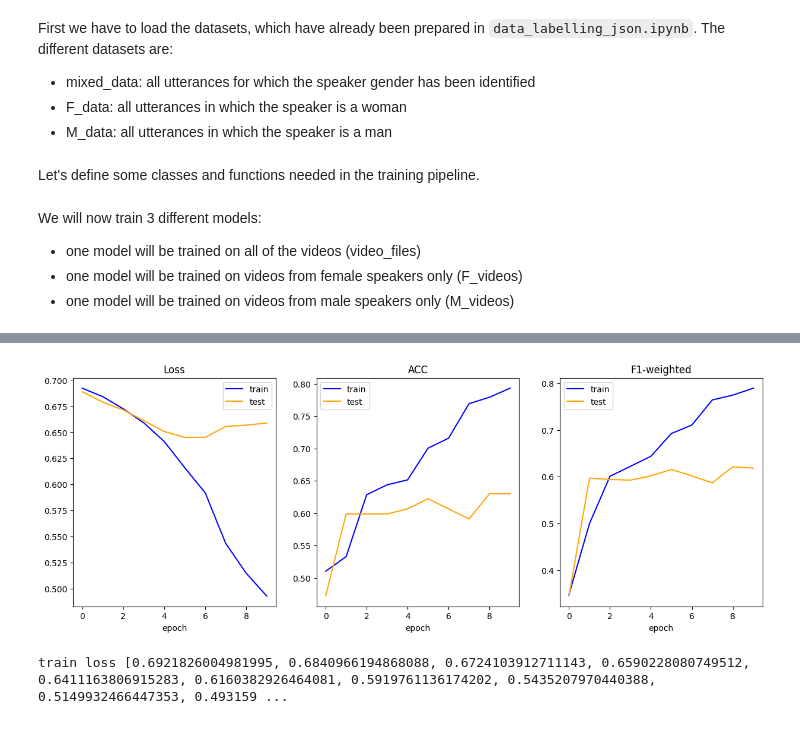
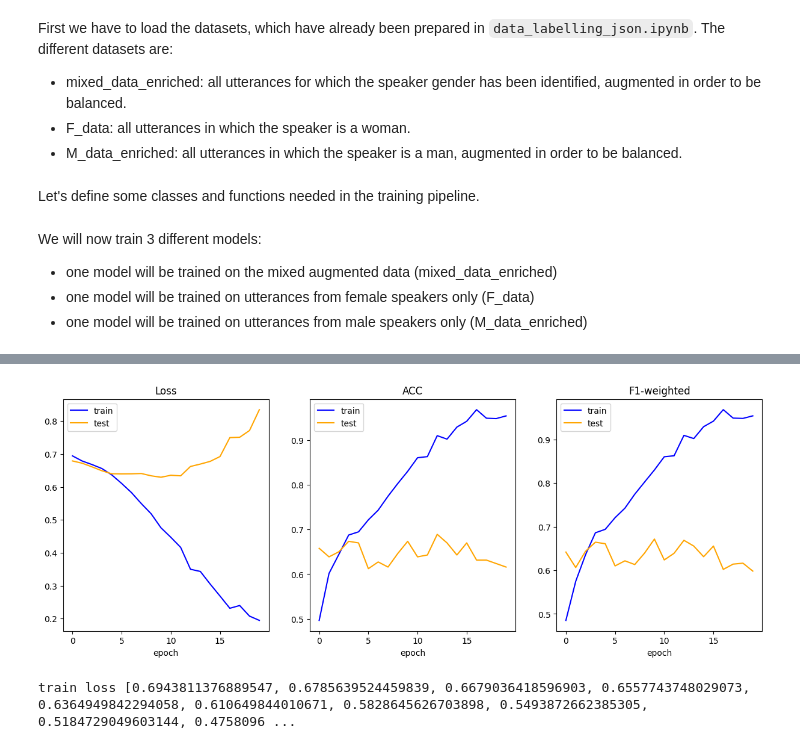
Before and after one commit to sinarollin/Inclusiveness-in-Sarcasm-Detection, a Jupyter notebook: text-model-training.ipynb, the cells around one changed output, grey strips where cells are left out. Drawn from its saved outputs; the diff is of its cells as text; code cells hidden in the pictures.

```diff
--- a/text-model-training.ipynb
+++ b/text-model-training.ipynb
@@ -9,9 +9,9 @@ from torch.optim import AdamW
 import functions_text_model as functions
 # %% [markdown]
 First we have to load the datasets, which have already been prepared in `data_labelling_json.ipynb`. The different datasets are:
-- mixed_data: all utterances for which the speaker gender has been identified
-- F_data: all utterances in which the speaker is a woman
-- M_data: all utterances in which the speaker is a man
+- mixed_data_enriched: all utterances for which the speaker gender has been identified, augmented in order to be balanced.
+- F_data: all utterances in which the speaker is a woman.
+- M_data_enriched: all utterances in which the speaker is a man, augmented in order to be balanced.
 # %%
 # Load the data from the JSON files
 with open('data/mixed_data.json') as file:
@@ -49,8 +49,10 @@ class SarcasmDataset(Dataset):
     def __getitem__(self, idx):
         item = self.data[idx]
         utterance = item['utterance']
+        context = item['context']
+        utterance_and_context = ' '.join([sentence for sentence in context] + [utterance]) # Combining the utterance and its context into one string.
         sarcasm = int(item['sarcasm'])
-        input_ids, attention_mask = encode_text(utterance)
+        input_ids, attention_mask = encode_text(utterance_and_context)
         return input_ids.flatten(), attention_mask.flatten(), sarcasm
 
 
@@ -72,11 +74,11 @@ def encode_text(text):
     return encoded_dict['input_ids'], encoded_dict['attention_mask']
 # %% [markdown]
 We will now train 3 different models:
-- one model will be trained on all of the videos (video_files)
-- one model will be trained on videos from female speakers only (F_videos)
-- one model will be trained on videos from male speakers only (M_videos)
+- one model will be trained on the mixed augmented data (mixed_data_enriched)
+- one model will be trained on utterances from female speakers only (F_data)
+- one model will be trained on utterances from male speakers only (M_data_enriched)
 # %%
-# MIXED MODEL
+# MIXED MODEL ENRICHED
 
 # Set seed for reproducibility
 torch.manual_seed(42)
@@ -86,13 +88,13 @@ device = torch.device("cpu")
 
 # Set hyperparameters
 learning_rate = 0.0001
-num_epochs = 10
+num_epochs = 20
 batch_size = 64
 weight_decay = 0.05
 dropout_prob = 0
 
 # Split dataset into training and testing
-dataset = SarcasmDataset(mixed_data)
+dataset = SarcasmDataset(mixed_data_enriched)
 train_size = int(0.8 * len(dataset))  # 80% of the data for training
 test_size = len(dataset) - train_size  # 20% of the data for testing
 train_dataset, test_dataset = random_split(dataset, [train_size, test_size])
@@ -102,14 +104,14 @@ train_dataloader = DataLoader(train_dataset, batch_size=batch_size)
 test_dataloader = DataLoader(test_dataset, batch_size=batch_size)
 
 # Initialize the model
-mixed_model = BertForSequenceClassification.from_pretrained(
+mixed_model_enriched = BertForSequenceClassification.from_pretrained(
     "prajjwal1/bert-tiny",
     num_labels=2,
     output_attentions=False,
     output_hidden_states=False,
 )
 
-mixed_model.classifier = nn.Sequential(
+mixed_model_enriched.classifier = nn.Sequential(
     nn.Dropout(dropout_prob),
     nn.Linear(in_features=128, out_features=64, bias=True),
     nn.Tanh(),
@@ -118,10 +120,10 @@ mixed_model.classifier = nn.Sequential(
     nn.Linear(in_features=16, out_features=2, bias=True)
     )
 
-mixed_model.to(device)
+mixed_model_enriched.to(device)
 
 # Define optimizer and criterion
-optimizer = AdamW(mixed_model.parameters(), lr=learning_rate, weight_decay=weight_decay)
+optimizer = AdamW(mixed_model_enriched.parameters(), lr=learning_rate, weight_decay=weight_decay)
 criterion = nn.CrossEntropyLoss()
 
 # Define metrics
@@ -135,8 +137,8 @@ test_metrics_log = [[] for i in range(len(metrics))]
 
 for epoch in range(num_epochs):
     print(f"Epoch {epoch + 1}")
-    train_loss, train_metrics = functions.train_epoch(mixed_model, optimizer, criterion, metrics, train_dataloader, device)
-    test_loss, test_metrics = functions.evaluate(mixed_model, criterion, metrics, test_dataloader, device)
+    train_loss, train_metrics = functions.train_epoch(mixed_model_enriched, optimizer, criterion, metrics, train_dataloader, device)
+    test_loss, test_metrics = functions.evaluate(mixed_model_enriched, criterion, metrics, test_dataloader, device)
 
     train_loss_log.append(train_loss)
     train_metrics_log = functions.update_metrics_log(metrics_names, train_metrics_log, train_metrics)
@@ -149,5 +151,5 @@ for epoch in range(num_epochs):
 print("train loss", train_loss_log, "test loss", test_loss_log)
 
 # Save model
-torch.save(mixed_model.state_dict(), 'models/mixed_model_text.pth')
+torch.save(mixed_model_enriched.state_dict(), 'models/mixed_model_text.pth')
 # %% [output]
@@ -156,2 +158,2 @@ eval Loss: 0.6589,  ACC: 0.6301, F1-weighted: 0.6184
-[figure, old version]
+[figure, new version]
-train loss [0.6921826004981995, 0.6840966194868088, 0.6724103912711143, 0.6590228080749512, 0.6411163806915283, 0.6160382926464081, 0.5919761136174202, 0.5435207970440388, 0.5149932466447353, 0.493159 ...
+train loss [0.6943811376889547, 0.6785639524459839, 0.6679036418596903, 0.6557743748029073, 0.6364949842294058, 0.610649844010671, 0.5828645626703898, 0.5493872662385305, 0.5184729049603144, 0.4758096 ...
```
Also changed, not shown: parts of 6 cells of this notebook, 1 other file.
